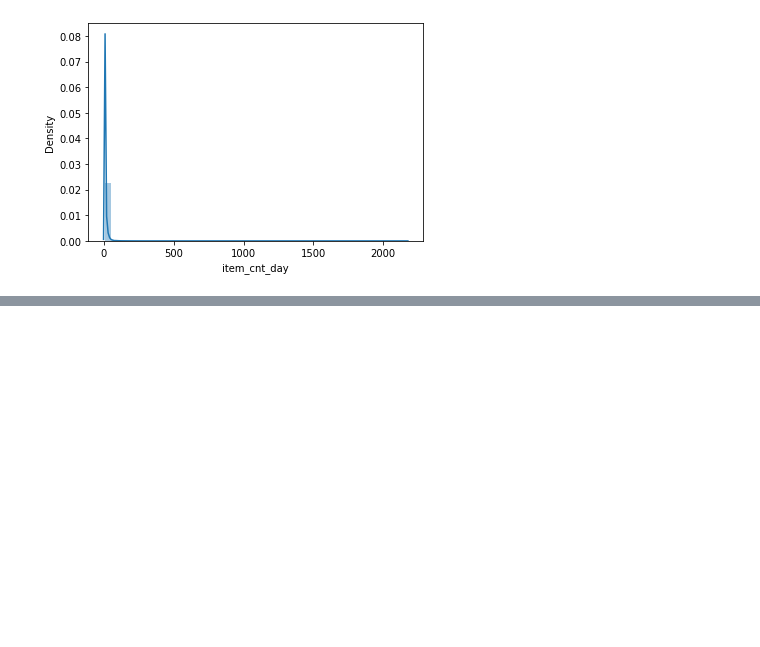
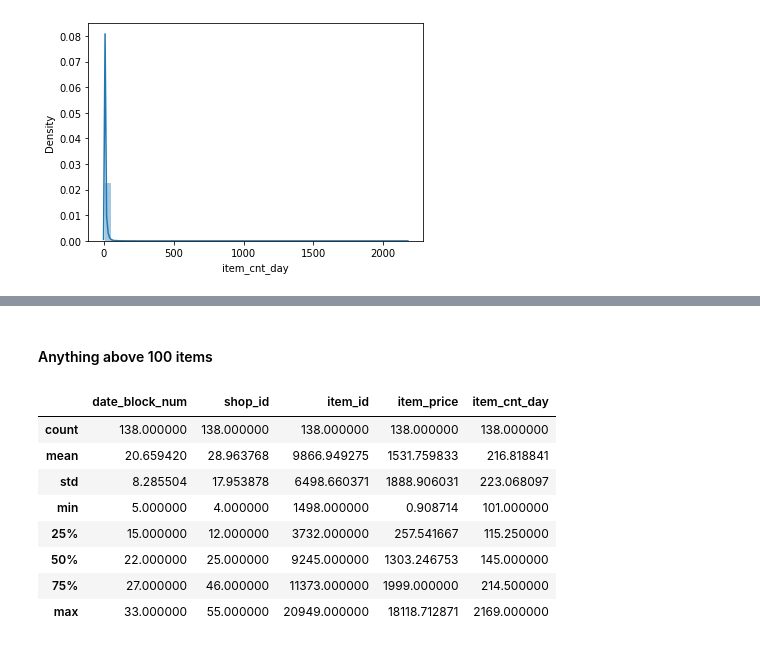
Before and after one commit to cedric-uden/hka-predicting_future_sales, a Jupyter notebook: Predicting Future Sales.ipynb, the cells around one changed output, grey strips where cells are left out. Cells and saved outputs as stored; diff of their text form; code cells hidden in the pictures; blank space fills up the shorter version.

```diff
--- a/Predicting Future Sales.ipynb
+++ b/Predicting Future Sales.ipynb
@@ -152,0 +178,18 @@ sns.distplot(df_spikes_counted_item_cnt_day['item_cnt_day'])
+# %% [markdown]
+#### Anything above 100 items
+# %%
+df_spikes_counted_item_cnt_day = \
+    df_how_many_items_were_sold_in_bulk[ \
+        df_how_many_items_were_sold_in_bulk.item_cnt_day > 100]
+
+df_spikes_counted_item_cnt_day.describe()
+# %% [output]
+|  | date_block_num | shop_id | item_id | item_price | item_cnt_day |
+| count | 138.000000 | 138.000000 | 138.000000 | 138.000000 | 138.000000 |
+| mean | 20.659420 | 28.963768 | 9866.949275 | 1531.759833 | 216.818841 |
+| std | 8.285504 | 17.953878 | 6498.660371 | 1888.906031 | 223.068097 |
+| min | 5.000000 | 4.000000 | 1498.000000 | 0.908714 | 101.000000 |
+| 25% | 15.000000 | 12.000000 | 3732.000000 | 257.541667 | 115.250000 |
+| 50% | 22.000000 | 25.000000 | 9245.000000 | 1303.246753 | 145.000000 |
+| 75% | 27.000000 | 46.000000 | 11373.000000 | 1999.000000 | 214.500000 |
+| max | 33.000000 | 55.000000 | 20949.000000 | 18118.712871 | 2169.000000 |
```
Also changed, not shown: parts of 5 cells of this notebook.
